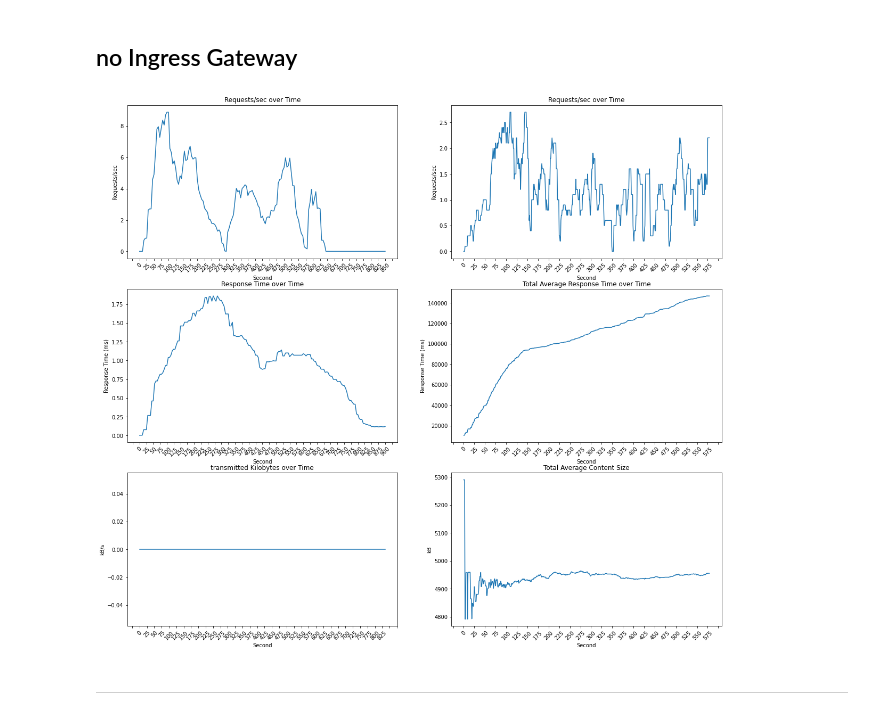
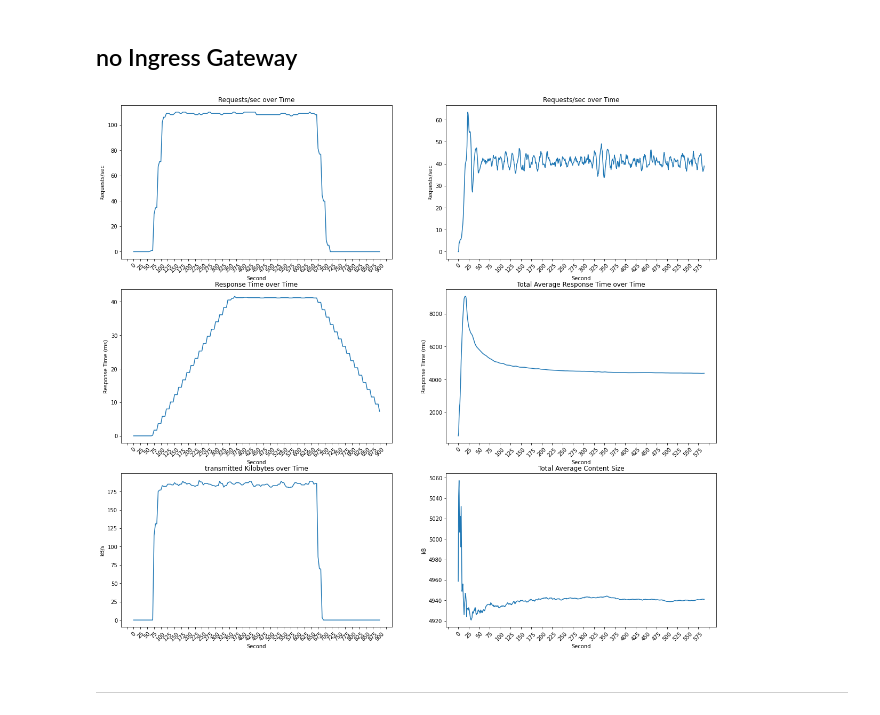
Before and after one commit to whiskeywolke/Service-Mesh-Evaluation, a Jupyter notebook: bookinfo/analysis/bookinfo_analysis.ipynb, the cells around one changed output. Cells and saved outputs as stored; diff of their text form; code cells hidden in the pictures.

```diff
--- a/bookinfo/analysis/bookinfo_analysis.ipynb
+++ b/bookinfo/analysis/bookinfo_analysis.ipynb
@@ -115,15 +115,15 @@ ___
 ## no Ingress Gateway
 # %%
 folder = "./../benchmarks/noIngressGateway/"
-graf_req_sec = pd.read_csv(folder + "Requests_second-data-2022-06-19 13_07_33.csv")
-graf_res = pd.read_csv(folder + "Response time-data-2022-06-19 13_07_16.csv")
-graf_kbps = pd.read_csv(folder + "Total bytes _ sec-data-2022-06-19 13_07_41.csv")
-locust_data = pd.read_csv(folder + "19-06-22_12-51-02_stats_history.csv")
+graf_req_sec = pd.read_csv(folder + "Requests_second-data-2022-07-01 16_12_11.csv")
+graf_res = pd.read_csv(folder + "Response time-data-2022-07-01 16_12_27.csv")
+graf_kbps = pd.read_csv(folder + "Total bytes _ sec-data-2022-07-01 16_12_18.csv")
+locust_data = pd.read_csv(folder + "01-07-22_15-57-57_stats_history.csv")
 
 
 make_plot(graf_req_sec, graf_res, graf_kbps, locust_data)
 # %% [output]
-[figure, old version]
+[figure, new version]
 # %% [markdown]
 ___
 # %% [markdown]
```
Also changed, not shown: parts of 6 cells of this notebook.
